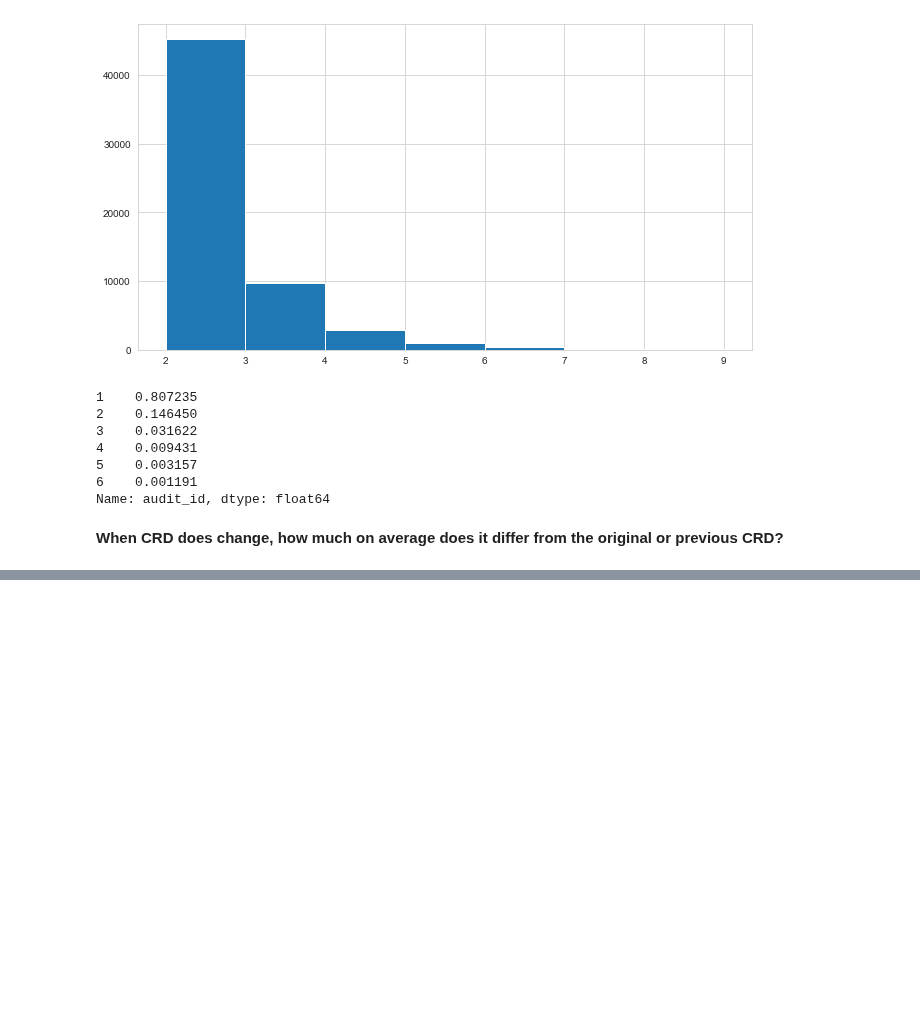
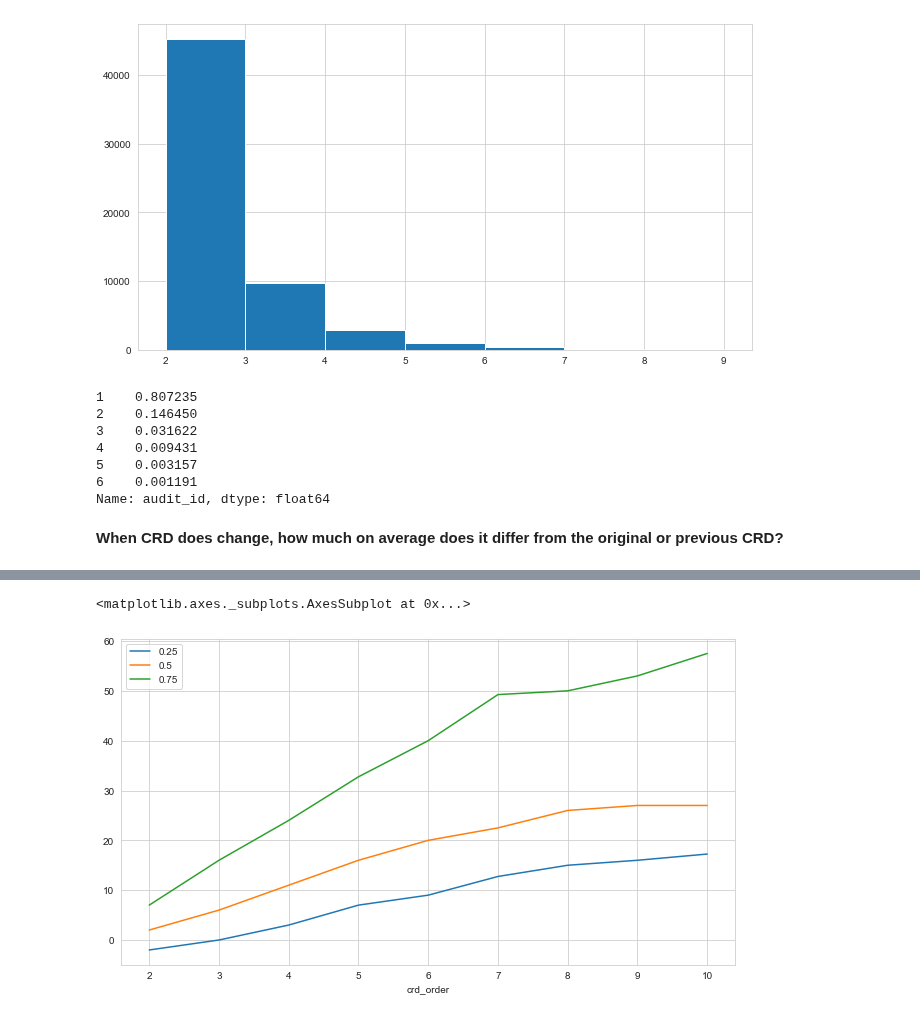
Before and after one commit to Per48edjes/Misc-DA-Prob-Stat, a Jupyter notebook: Lesson_3/Python_3/pandas_3_functions_and_eda.ipynb, the cells around one changed output, grey strips where cells are left out. Saved outputs shown, nothing was run; the diff lists cells and outputs as text; code cells hidden in the pictures; blank space fills up the shorter version.

```diff
--- a/Lesson_3/Python_3/pandas_3_functions_and_eda.ipynb
+++ b/Lesson_3/Python_3/pandas_3_functions_and_eda.ipynb
@@ -343,0 +448,5 @@ crd_comparison.head()
+# %%
+crd_comparison.groupby('crd_order').difference_from_first.quantile([0.25, 0.5, 0.75]).unstack().iloc[:10].plot()
+# %% [output]
+<matplotlib.axes._subplots.AxesSubplot at 0x...>
+[figure, added]
```
Also changed, not shown: parts of 12 cells of this notebook.
